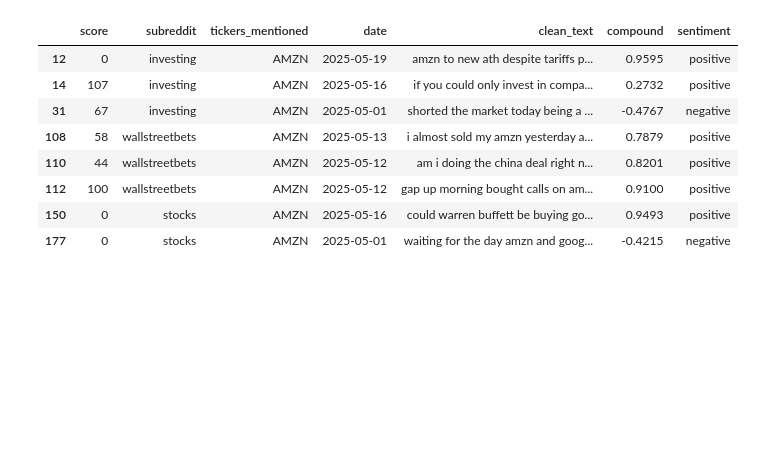
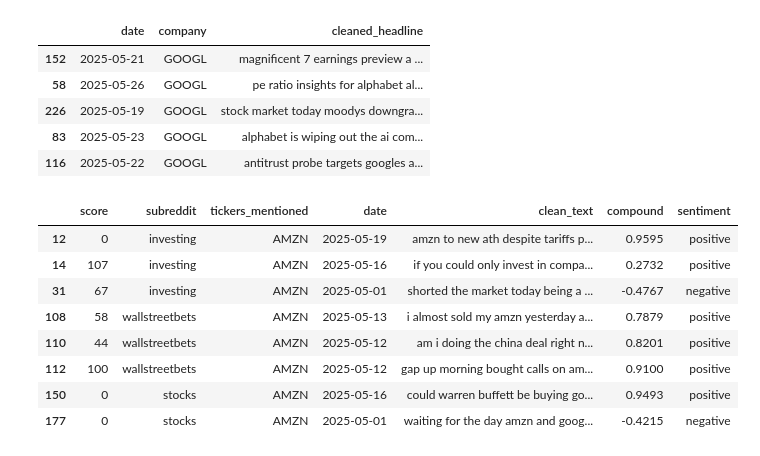
Before and after one commit to realaryagupta/investor-pulse, a Jupyter notebook: notebooks/merging/google-merging.ipynb, the cells around one changed output. Cells and saved outputs as stored; diff of their text form; code cells hidden in the pictures; blank space fills up the shorter version.

```diff
--- a/notebooks/merging/google-merging.ipynb
+++ b/notebooks/merging/google-merging.ipynb
@@ -22,3 +22,14 @@ google['Volume'] = google['Volume'].astype(int)
+# %%
+google_headlines = pd.read_csv('../../data/clean-data/google_clean_headlines.csv')
+# %%
+google_headlines.sample(5)
+# %% [output]
+|  | date | company | cleaned_headline |
+| 152 | 2025-05-21 | GOOGL | magnificent 7 earnings preview a ... |
+| 58 | 2025-05-26 | GOOGL | pe ratio insights for alphabet al... |
+| 226 | 2025-05-19 | GOOGL | stock market today moodys downgra... |
+| 83 | 2025-05-23 | GOOGL | alphabet is wiping out the ai com... |
+| 116 | 2025-05-22 | GOOGL | antitrust probe targets googles a... |
 # %%
 reddit = pd.read_csv('../../data/clean-data/cleaned_reddit.csv')
 reddit.drop('Unnamed: 0', axis = 1, inplace = True)
```
Also changed, not shown: parts of 2 cells of this notebook, 22 other files.
